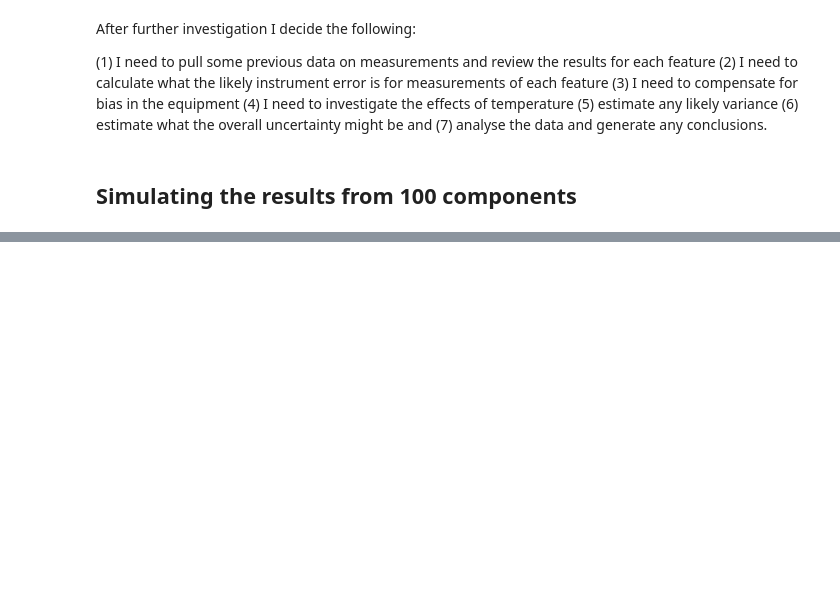
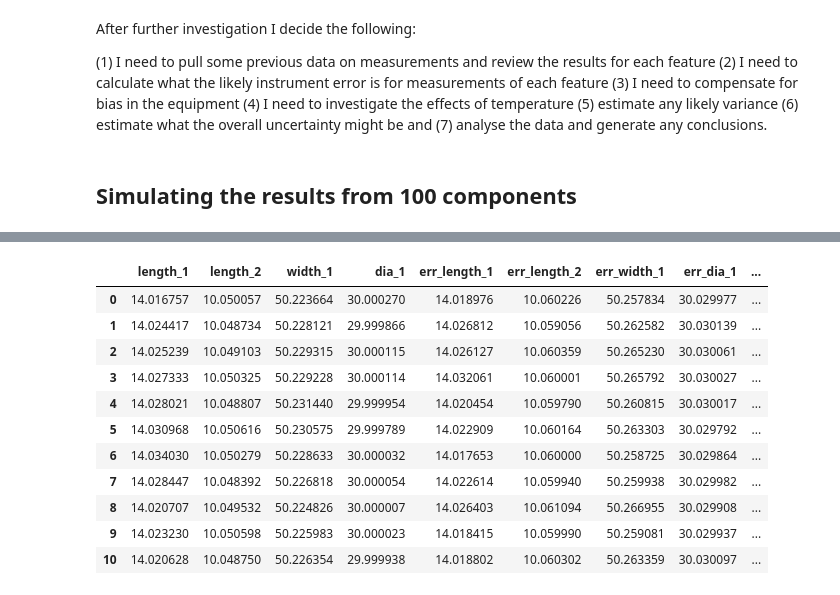
Before and after one commit to andreroche/dataset, a Jupyter notebook: Sythetic Dataset.ipynb, the cells around one changed output, grey strips where cells are left out. Drawn from its saved outputs; the diff is of its cells as text; code cells hidden in the pictures; blank space fills up the shorter version.

```diff
--- a/Sythetic Dataset.ipynb
+++ b/Sythetic Dataset.ipynb
@@ -95,0 +98,9 @@ features.head(21)
+# %%
+mpe = 2.8
+err_length_1 = ((2.8 + 14.010/1000) - mpe)
+err_length_2 = ((2.8 + 10.050/1000) - mpe)
+err_width_1 = ((2.8 + 50.200/1000) - mpe)
+err_dia_1 = ((2.8 + 30.000/1000) - mpe)
+
+print("Approximate Error is")
+print(err_length_1, err_length_2, err_width_1, err_length_2)
@@ -95,0 +112,3 @@ features.head(21)
+# %%
+df1 = pd.DataFrame({'err_length_1':err_length_1 + length_1,'err_length_2':err_length_2 + length_2,'err_width_1':err_width_1 + width_1,'err_dia_1':err_dia_1 + dia_1})
+df1.head(11)
@@ -95,0 +128,5 @@ features.head(21)
+# %%
+left = df
+right = df1
+df3 = pd.concat([df,df1], axis=1)
+df3.head(11)
@@ -95,0 +150,4 @@ features.head(21)
+# %%
+bias = 0.100
+df4 = df1 = pd.DataFrame({'bias_length_1':length_1 + bias,'bias_length_2':length_2 + bias,'bias_width_1':width_1 + bias,'bias_dia_1':dia_1 + bias})
+df4.head(11)
@@ -95,0 +167,16 @@ features.head(21)
+# %%
+df5 = pd.concat([df3,df4], axis=1)
+df5.head(11)
+# %% [output]
+|  | length_1 | length_2 | width_1 | dia_1 | err_length_1 | err_length_2 | err_width_1 | err_dia_1 | ... |
+| 0 | 14.016757 | 10.050057 | 50.223664 | 30.000270 | 14.018976 | 10.060226 | 50.257834 | 30.029977 | ... |
+| 1 | 14.024417 | 10.048734 | 50.228121 | 29.999866 | 14.026812 | 10.059056 | 50.262582 | 30.030139 | ... |
+| 2 | 14.025239 | 10.049103 | 50.229315 | 30.000115 | 14.026127 | 10.060359 | 50.265230 | 30.030061 | ... |
+| 3 | 14.027333 | 10.050325 | 50.229228 | 30.000114 | 14.032061 | 10.060001 | 50.265792 | 30.030027 | ... |
+| 4 | 14.028021 | 10.048807 | 50.231440 | 29.999954 | 14.020454 | 10.059790 | 50.260815 | 30.030017 | ... |
+| 5 | 14.030968 | 10.050616 | 50.230575 | 29.999789 | 14.022909 | 10.060164 | 50.263303 | 30.029792 | ... |
+| 6 | 14.034030 | 10.050279 | 50.228633 | 30.000032 | 14.017653 | 10.060000 | 50.258725 | 30.029864 | ... |
+| 7 | 14.028447 | 10.048392 | 50.226818 | 30.000054 | 14.022614 | 10.059940 | 50.259938 | 30.029982 | ... |
+| 8 | 14.020707 | 10.049532 | 50.224826 | 30.000007 | 14.026403 | 10.061094 | 50.266955 | 30.029908 | ... |
+| 9 | 14.023230 | 10.050598 | 50.225983 | 30.000023 | 14.018415 | 10.059990 | 50.259081 | 30.029937 | ... |
+| 10 | 14.020628 | 10.048750 | 50.226354 | 29.999938 | 14.018802 | 10.060302 | 50.263359 | 30.030097 | ... |
```
Also changed, not shown: parts of 12 cells of this notebook.
